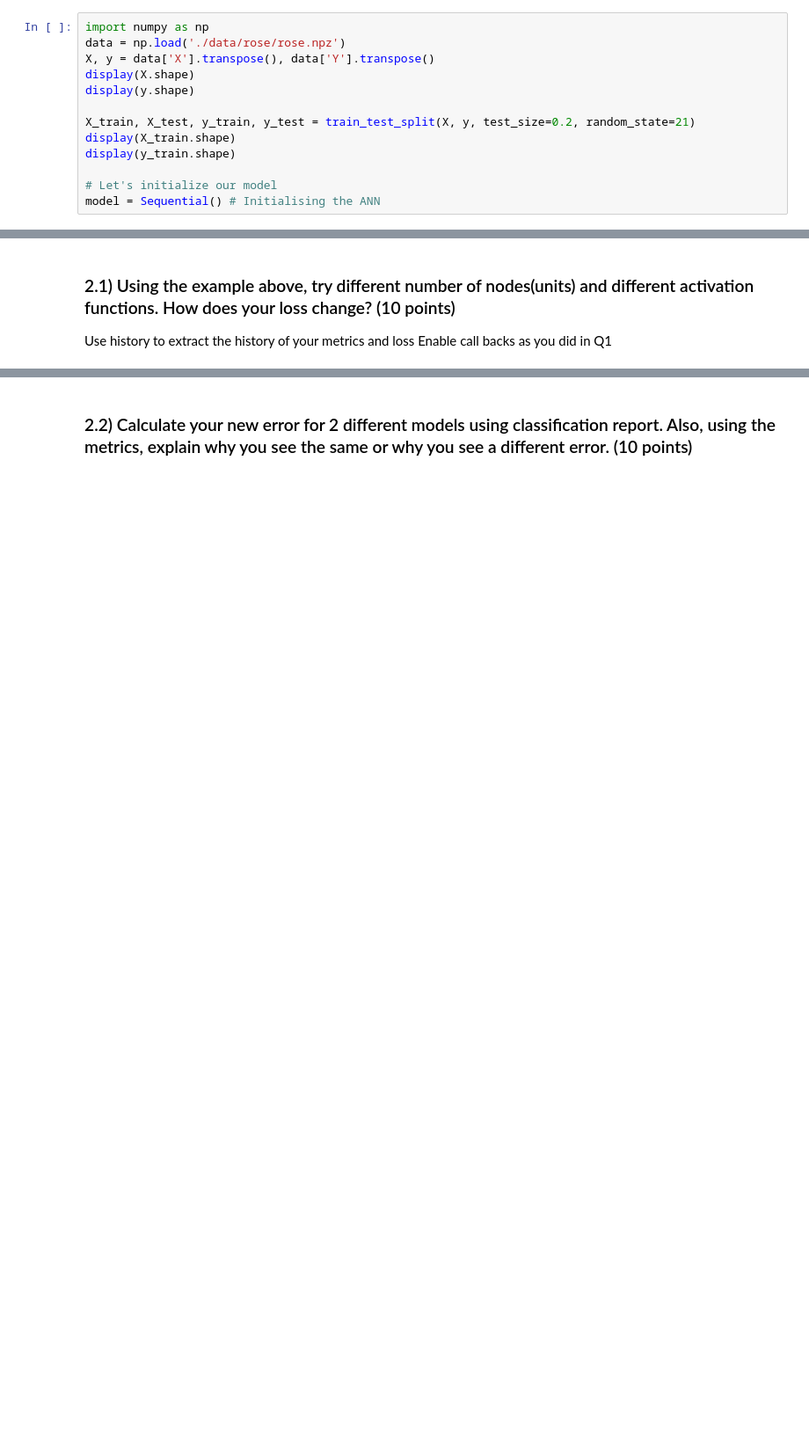
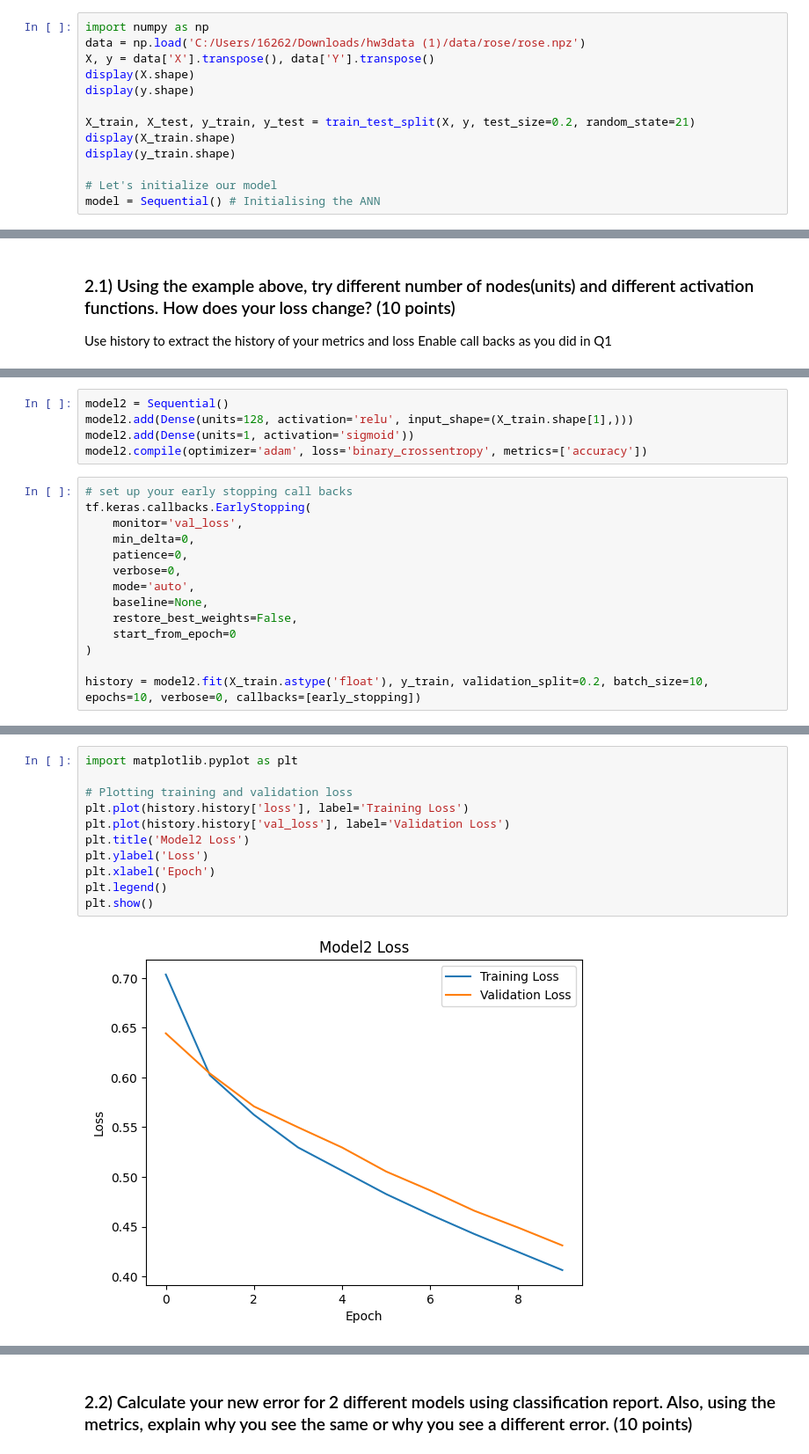
Before and after one commit to TerryYan26/hw3, a Jupyter notebook: HW3_DNNs_&_CNNs.ipynb, the cells around one changed output, grey strips where cells are left out. Shown: that part at 88% size. Saved outputs shown, nothing was run; the diff lists cells and outputs as text; blank space fills up the shorter version.

```diff
--- a/HW3_DNNs_&_CNNs.ipynb
+++ b/HW3_DNNs_&_CNNs.ipynb
@@ -143,7 +231,7 @@ plt.scatter(X[0,:], X[1,:], c=Y.flatten())
 #### Q2: We will now implement customization via TensorFlow Keras
 # %%
 import numpy as np
-data = np.load('./data/rose/rose.npz')
+data = np.load('C:/Users/16262/Downloads/hw3data (1)/data/rose/rose.npz')
 X, y = data['X'].transpose(), data['Y'].transpose()
 display(X.shape)
 display(y.shape)
@@ -168,0 +305,19 @@ history = model.fit(X_train.astype('float'), y_train, batch_size = 10, epochs =
+# %%
+model2 = Sequential()
+model2.add(Dense(units=128, activation='relu', input_shape=(X_train.shape[1],)))
+model2.add(Dense(units=1, activation='sigmoid'))
+model2.compile(optimizer='adam', loss='binary_crossentropy', metrics=['accuracy'])
+# %%
+# set up your early stopping call backs
+tf.keras.callbacks.EarlyStopping(
+    monitor='val_loss',
+    min_delta=0,
+    patience=0,
+    verbose=0,
+    mode='auto',
+    baseline=None,
+    restore_best_weights=False,
+    start_from_epoch=0
+)
+
+history = model2.fit(X_train.astype('float'), y_train, validation_split=0.2, batch_size=10, epochs=10, verbose=0, callbacks=[early_stopping])
@@ -168,0 +328,13 @@ history = model.fit(X_train.astype('float'), y_train, batch_size = 10, epochs =
+# %%
+import matplotlib.pyplot as plt
+
+# Plotting training and validation loss
+plt.plot(history.history['loss'], label='Training Loss')
+plt.plot(history.history['val_loss'], label='Validation Loss')
+plt.title('Model2 Loss')
+plt.ylabel('Loss')
+plt.xlabel('Epoch')
+plt.legend()
+plt.show()
+# %% [output]
+[figure, added]
```
Also changed, not shown: parts of 57 cells of this notebook, 5 other files.
